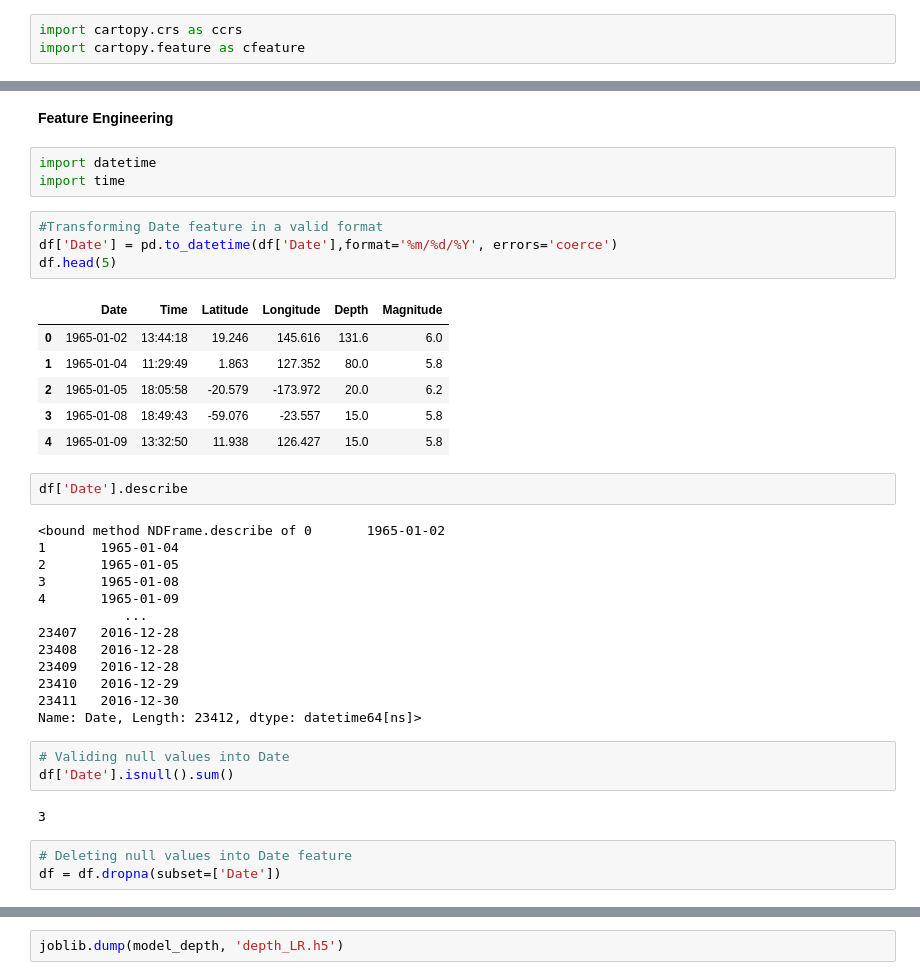
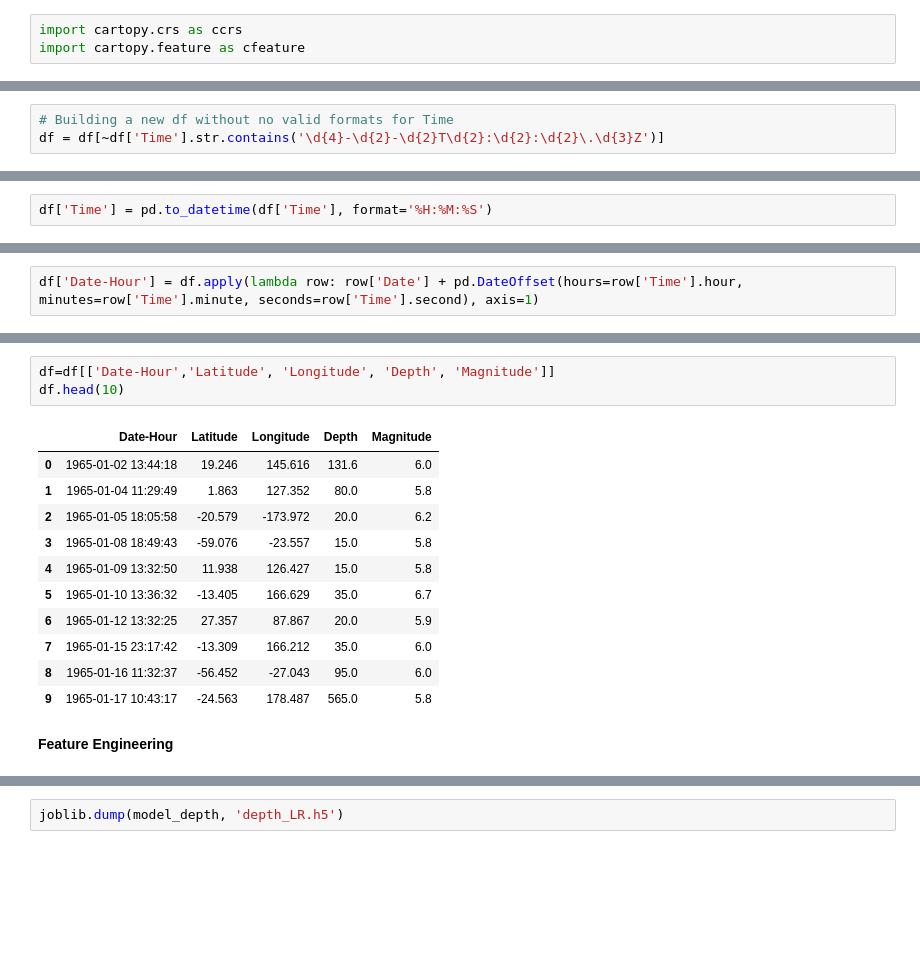
Before and after one commit to enriqueglezzep/EQ_Prediction, a Jupyter notebook: model.ipynb, the cells around one changed output, grey strips where cells are left out. Cells and saved outputs as stored; diff of their text form; blank space fills up the shorter version.

```diff
--- a/model.ipynb
+++ b/model.ipynb
@@ -151,0 +231,3 @@ plt.show()
+# %%
+# Building a new df without no valid formats for Time
+df = df[~df['Time'].str.contains('\d{4}-\d{2}-\d{2}T\d{2}:\d{2}:\d{2}\.\d{3}Z')]
@@ -151,0 +239,2 @@ plt.show()
+# %%
+df['Time'] = pd.to_datetime(df['Time'], format='%H:%M:%S')
@@ -151,0 +251,2 @@ plt.show()
+# %%
+df['Date-Hour'] = df.apply(lambda row: row['Date'] + pd.DateOffset(hours=row['Time'].hour, minutes=row['Time'].minute, seconds=row['Time'].second), axis=1)
@@ -152,39 +263,17 @@ plt.show()
+# %%
+df=df[['Date-Hour','Latitude', 'Longitude', 'Depth', 'Magnitude']]
+df.head(10)
+# %% [output]
+|  | Date-Hour | Latitude | Longitude | Depth | Magnitude |
+| 0 | 1965-01-02 13:44:18 | 19.246 | 145.616 | 131.6 | 6.0 |
+| 1 | 1965-01-04 11:29:49 | 1.863 | 127.352 | 80.0 | 5.8 |
+| 2 | 1965-01-05 18:05:58 | -20.579 | -173.972 | 20.0 | 6.2 |
+| 3 | 1965-01-08 18:49:43 | -59.076 | -23.557 | 15.0 | 5.8 |
+| 4 | 1965-01-09 13:32:50 | 11.938 | 126.427 | 15.0 | 5.8 |
+| 5 | 1965-01-10 13:36:32 | -13.405 | 166.629 | 35.0 | 6.7 |
+| 6 | 1965-01-12 13:32:25 | 27.357 | 87.867 | 20.0 | 5.9 |
+| 7 | 1965-01-15 23:17:42 | -13.309 | 166.212 | 35.0 | 6.0 |
+| 8 | 1965-01-16 11:32:37 | -56.452 | -27.043 | 95.0 | 6.0 |
+| 9 | 1965-01-17 10:43:17 | -24.563 | 178.487 | 565.0 | 5.8 |
 # %% [markdown]
 **Feature Engineering**
-# %%
-import datetime
-import time
-# %%
-#Transforming Date feature in a valid format
-df['Date'] = pd.to_datetime(df['Date'],format='%m/%d/%Y', errors='coerce')
-df.head(5)
-# %% [output]
-|  | Date | Time | Latitude | Longitude | Depth | Magnitude |
-| 0 | 1965-01-02 | 13:44:18 | 19.246 | 145.616 | 131.6 | 6.0 |
-| 1 | 1965-01-04 | 11:29:49 | 1.863 | 127.352 | 80.0 | 5.8 |
-| 2 | 1965-01-05 | 18:05:58 | -20.579 | -173.972 | 20.0 | 6.2 |
-| 3 | 1965-01-08 | 18:49:43 | -59.076 | -23.557 | 15.0 | 5.8 |
-| 4 | 1965-01-09 | 13:32:50 | 11.938 | 126.427 | 15.0 | 5.8 |
-# %%
-df['Date'].describe
-# %% [output]
-<bound method NDFrame.describe of 0       1965-01-02
-1       1965-01-04
-2       1965-01-05
-3       1965-01-08
-4       1965-01-09
-           ...
-23407   2016-12-28
-23408   2016-12-28
-23409   2016-12-28
-23410   2016-12-29
-23411   2016-12-30
-Name: Date, Length: 23412, dtype: datetime64[ns]>
-# %%
-# Validing null values into Date
-df['Date'].isnull().sum()
-# %% [output]
-3
-# %%
-# Deleting null values into Date feature
-df = df.dropna(subset=['Date'])
```
Also changed, not shown: parts of 53 cells of this notebook.
